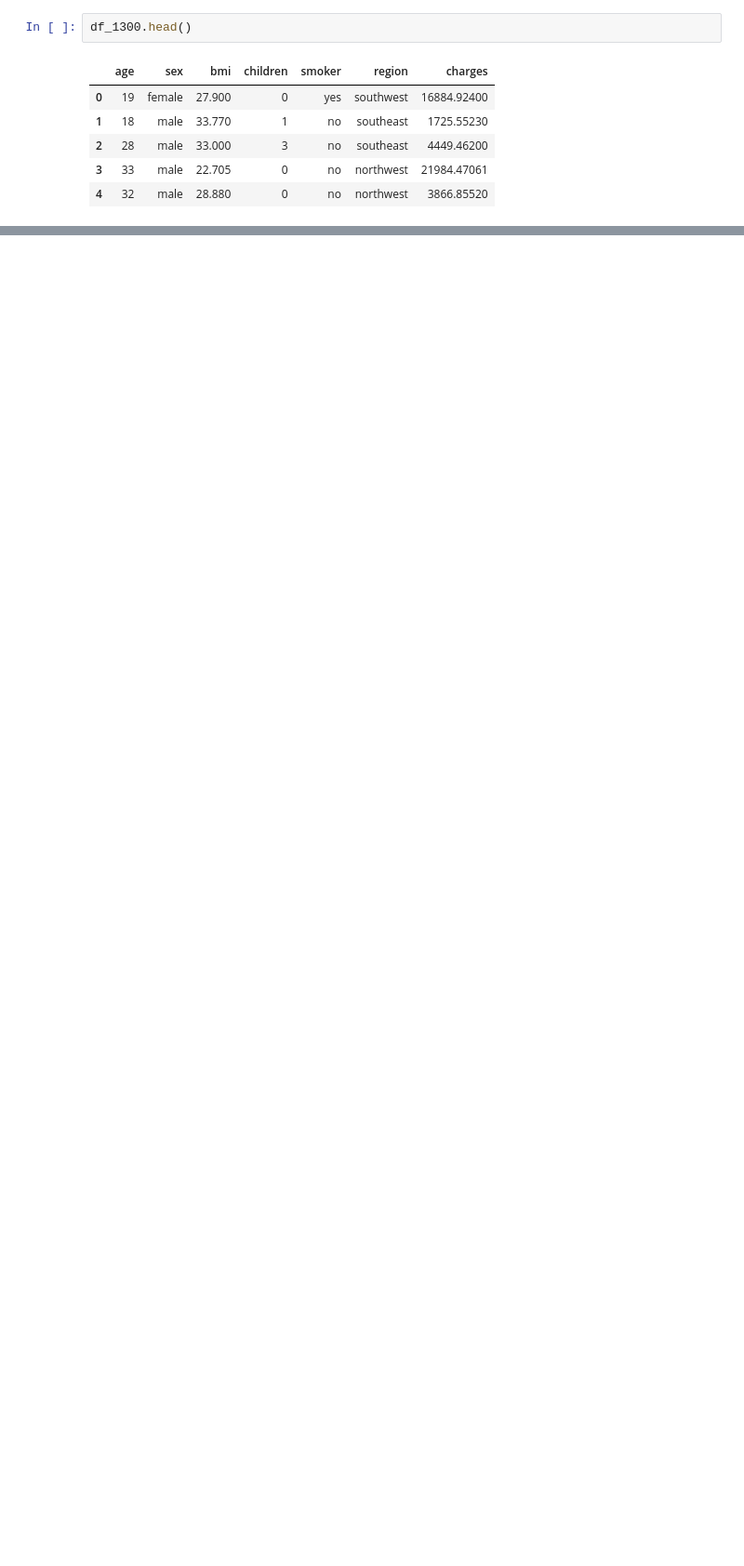
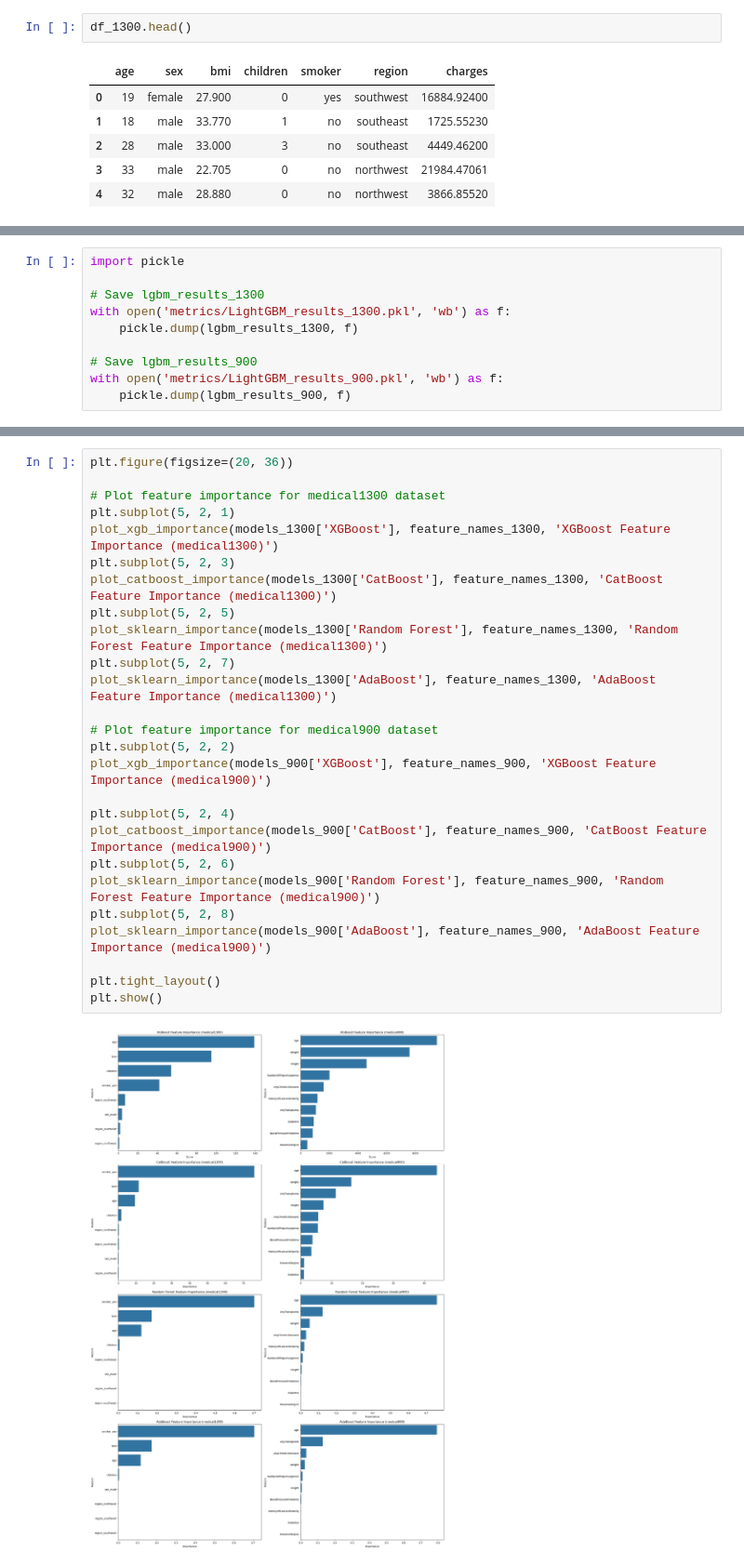
Before and after one commit to rizkyyusfian/Healthcare_Cost_Prediction, a Jupyter notebook: main.ipynb, the cells around one changed output, grey strips where cells are left out. Shown at 93% size. Saved outputs shown, nothing was run; the diff lists cells and outputs as text; blank space fills up the shorter version.

```diff
--- a/main.ipynb
+++ b/main.ipynb
@@ -251,0 +166,10 @@ Baseline Root Mean Squared Error (RMSE): 10428.199030100852
+# %%
+import pickle
+
+# Save lgbm_results_1300
+with open('metrics/LightGBM_results_1300.pkl', 'wb') as f:
+    pickle.dump(lgbm_results_1300, f)
+
+# Save lgbm_results_900
+with open('metrics/LightGBM_results_900.pkl', 'wb') as f:
+    pickle.dump(lgbm_results_900, f)
@@ -251,0 +627,28 @@ Baseline Root Mean Squared Error (RMSE): 10428.199030100852
+# %%
+plt.figure(figsize=(20, 36))
+
+# Plot feature importance for medical1300 dataset
+plt.subplot(5, 2, 1)
+plot_xgb_importance(models_1300['XGBoost'], feature_names_1300, 'XGBoost Feature Importance (medical1300)')
+plt.subplot(5, 2, 3)
+plot_catboost_importance(models_1300['CatBoost'], feature_names_1300, 'CatBoost Feature Importance (medical1300)')
+plt.subplot(5, 2, 5)
+plot_sklearn_importance(models_1300['Random Forest'], feature_names_1300, 'Random Forest Feature Importance (medical1300)')
+plt.subplot(5, 2, 7)
+plot_sklearn_importance(models_1300['AdaBoost'], feature_names_1300, 'AdaBoost Feature Importance (medical1300)')
+
+# Plot feature importance for medical900 dataset
+plt.subplot(5, 2, 2)
+plot_xgb_importance(models_900['XGBoost'], feature_names_900, 'XGBoost Feature Importance (medical900)')
+
+plt.subplot(5, 2, 4)
+plot_catboost_importance(models_900['CatBoost'], feature_names_900, 'CatBoost Feature Importance (medical900)')
+plt.subplot(5, 2, 6)
+plot_sklearn_importance(models_900['Random Forest'], feature_names_900, 'Random Forest Feature Importance (medical900)')
+plt.subplot(5, 2, 8)
+plot_sklearn_importance(models_900['AdaBoost'], feature_names_900, 'AdaBoost Feature Importance (medical900)')
+
+plt.tight_layout()
+plt.show()
+# %% [output]
+[figure, added]
```
Also changed, not shown: parts of 46 cells of this notebook, 1 other file.
